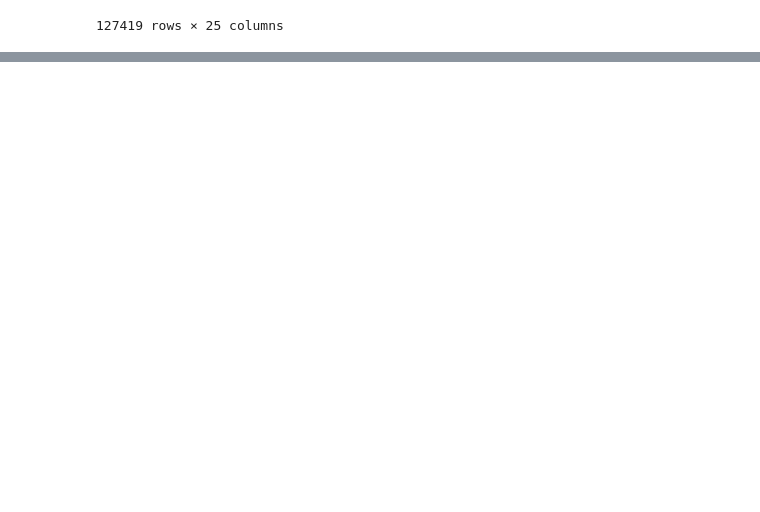
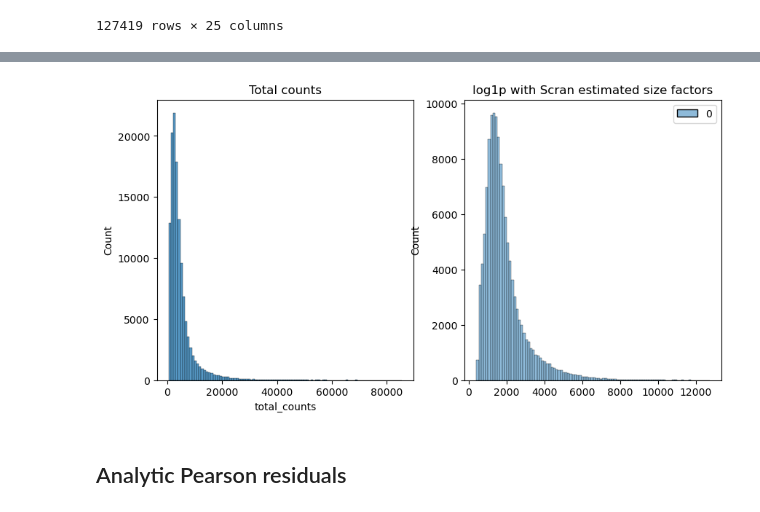
Before and after one commit to umlaufal/circ_iri, a Jupyter notebook: sc_concat_normalize_dim_reduction.ipynb, the cells around one changed output, grey strips where cells are left out. Saved outputs shown, nothing was run; the diff lists cells and outputs as text; code cells hidden in the pictures; blank space fills up the shorter version.

Commit message:
Concat & normalization with three different techniques

```diff
--- a/sc_concat_normalize_dim_reduction.ipynb
+++ b/sc_concat_normalize_dim_reduction.ipynb
@@ -58,0 +120,16 @@ adata.obs
+# %%
+data_mat = adata_pp.X.T
+# convert to CSC if possible. See https://github.com/MarioniLab/scran/issues/70
+if issparse(data_mat):
+    if data_mat.nnz > 2**31 - 1:
+        data_mat = data_mat.tocoo()
+    else:
+        data_mat = data_mat.tocsc()
+    # Convert sparse matrix to dense numpy array
+    data_mat = data_mat.toarray()
+
+with localconverter(ro.default_converter + numpy2ri.converter):
+    ro.globalenv["data_mat"] = data_mat
+
+with localconverter(ro.default_converter + pandas2ri.converter):
+    ro.globalenv["input_groups"] = adata_pp.obs["groups"]
@@ -58,0 +138,30 @@ adata.obs
+# %%
+%%R -o size_factors
+
+size_factors = sizeFactors(
+    computeSumFactors(
+        SingleCellExperiment(
+            list(counts=data_mat)),
+            clusters = input_groups,
+            min.mean = 0.1,
+            BPPARAM = MulticoreParam()
+    )
+)
+# %%
+adata.obs["size_factors"] = size_factors
+scran = adata.X / adata.obs["size_factors"].values[:, None]
+scran_logged = np.log1p(scran)
+adata.layers["scran_normalization"] = csr_matrix(scran_logged)
+# %%
+fig, axes = plt.subplots(1, 2, figsize=(10, 5))
+p1 = sns.histplot(adata.obs["total_counts"], bins=100, kde=False, ax=axes[0])
+axes[0].set_title("Total counts")
+p2 = sns.histplot(
+    adata.layers["scran_normalization"].sum(1), bins=100, kde=False, ax=axes[1]
+)
+axes[1].set_title("log1p with Scran estimated size factors")
+plt.show()
+# %% [output]
+[figure, added]
+# %% [markdown]
+## Analytic Pearson residuals
```
Also changed, not shown: parts of 15 cells of this notebook.
